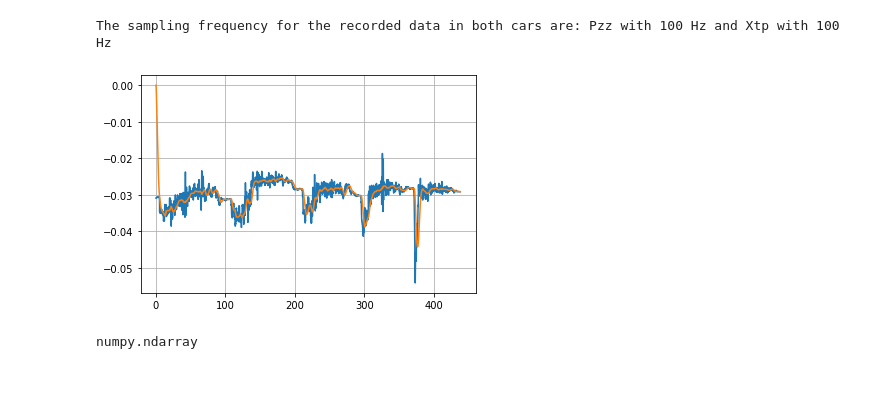
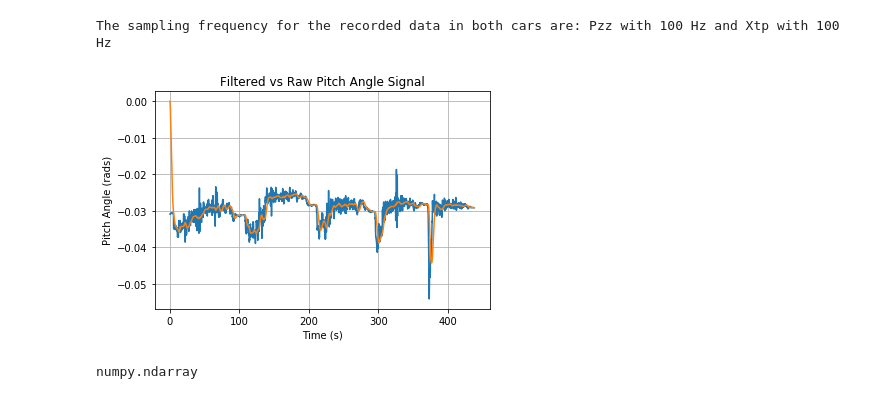
Before and after one commit to saeedfalowo/DataManipulation, a Jupyter notebook: DataManipulation.ipynb, the cells around one changed output. Saved outputs shown, nothing was run; the diff lists cells and outputs as text; code cells hidden in the pictures.

```diff
--- a/DataManipulation.ipynb
+++ b/DataManipulation.ipynb
@@ -83,11 +95,15 @@ half_pwr_freq = 0.1 # half power frequency
 Xtp_sos = butter(filt_ord, half_pwr_freq, 'low', fs=1/Xtp_Ts, output='sos')
 Pzz_sos = butter(filt_ord, half_pwr_freq, 'low', fs=1/Pzz_Ts, output='sos')
 # %%
+# Filter and overlay the filtered signal over the noisy signal for comparison
 plt.plot(Xtp_df['Time'],Xtp_df['IsoPitchAngle'])
 IsoPitchAngle_filt = sosfilt(Xtp_sos, Xtp_df['IsoPitchAngle'])
 plt.plot(Xtp_df['Time'],IsoPitchAngle_filt)
+plt.xlabel('Time (s)')
+plt.ylabel('Pitch Angle (rads)')
+plt.title('Filtered vs Raw Pitch Angle Signal')
 plt.grid()
 plt.show()
 # %% [output]
-[figure, old version]
+[figure, new version]
 # %%
```
Also changed, not shown: parts of 28 cells of this notebook, 2 other files.
